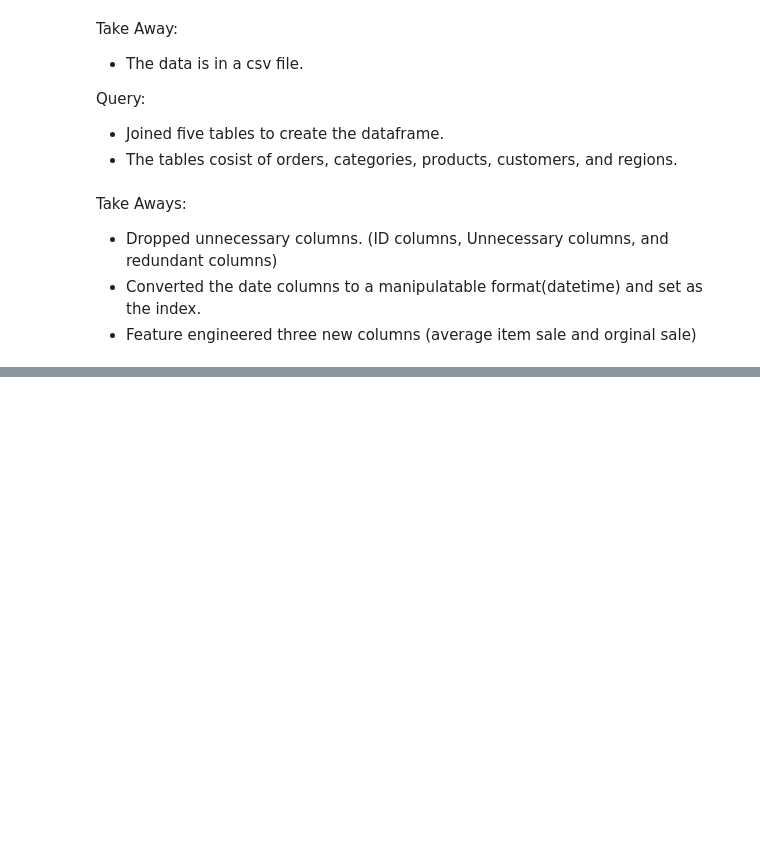
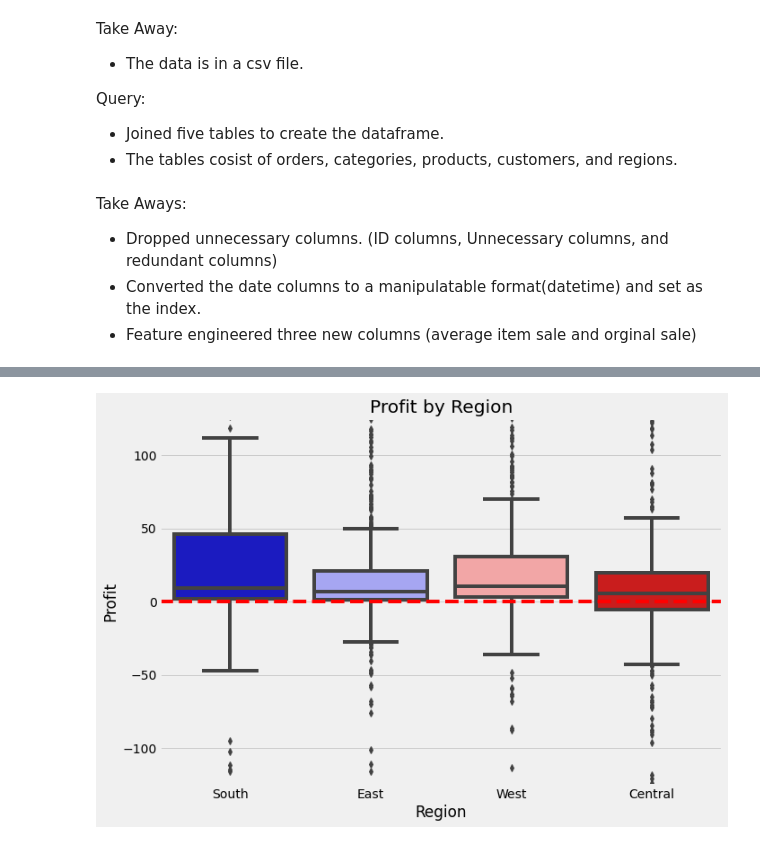
Before and after one commit to CJ-time-series-project/CJ-time-series-project, a Jupyter notebook: final_report.ipynb, the cells around one changed output, grey strips where cells are left out. Saved outputs shown, nothing was run; the diff lists cells and outputs as text; code cells hidden in the pictures; blank space fills up the shorter version.

Commit message:
Added first exploration visuals

```diff
--- a/final_report.ipynb
+++ b/final_report.ipynb
@@ -27,3 +32,6 @@ import wrangle
+# %%
+plt.rc('figure', figsize=(10, 7))
+plt.style.use('fivethirtyeight')
 # %% [markdown]
 <h2>Data Acquisition/Wrangle</h2>
 # %%
@@ -54,3 +62,16 @@ df.head()
 | 2015-10-11 | US-2015-108966 | 2015-10-18 | Standard Class | Consumer | Fort Lauderdale | Florida | 33311.0 | 957.5775 | 5.0 | ... |
 | 2015-10-11 | US-2015-108966 | 2015-10-18 | Standard Class | Consumer | Fort Lauderdale | Florida | 33311.0 | 22.3680 | 2.0 | ... |
 | 2017-04-15 | CA-2017-114412 | 2017-04-20 | Standard Class | Consumer | Concord | North Carolina | 28027.0 | 15.5520 | 3.0 | ... |
+# %%
+# Explore
+# Plot profit by region
+df1 = df.sort_values('profit', ascending=False)
+sns.boxplot(x='region_name', y='profit', data=df1, palette='seismic')
+plt.xlabel('Region')
+plt.ylabel('Profit')
+plt.title('Profit by Region')
+plt.ylim(-125, 125)
+plt.axhline(y=0, linestyle='--', color='red')
+plt.show()
+# %% [output]
+[figure, added]
```
Also changed, not shown: parts of 4 cells of this notebook.
